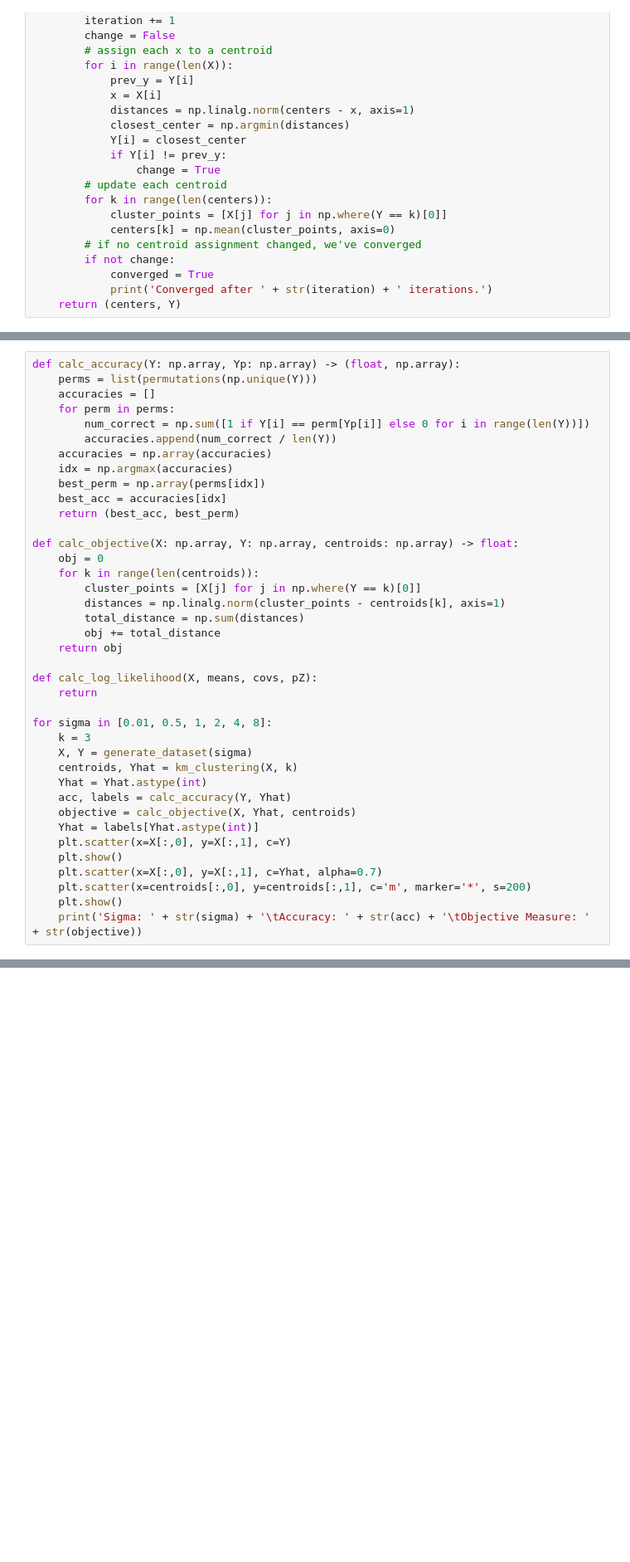
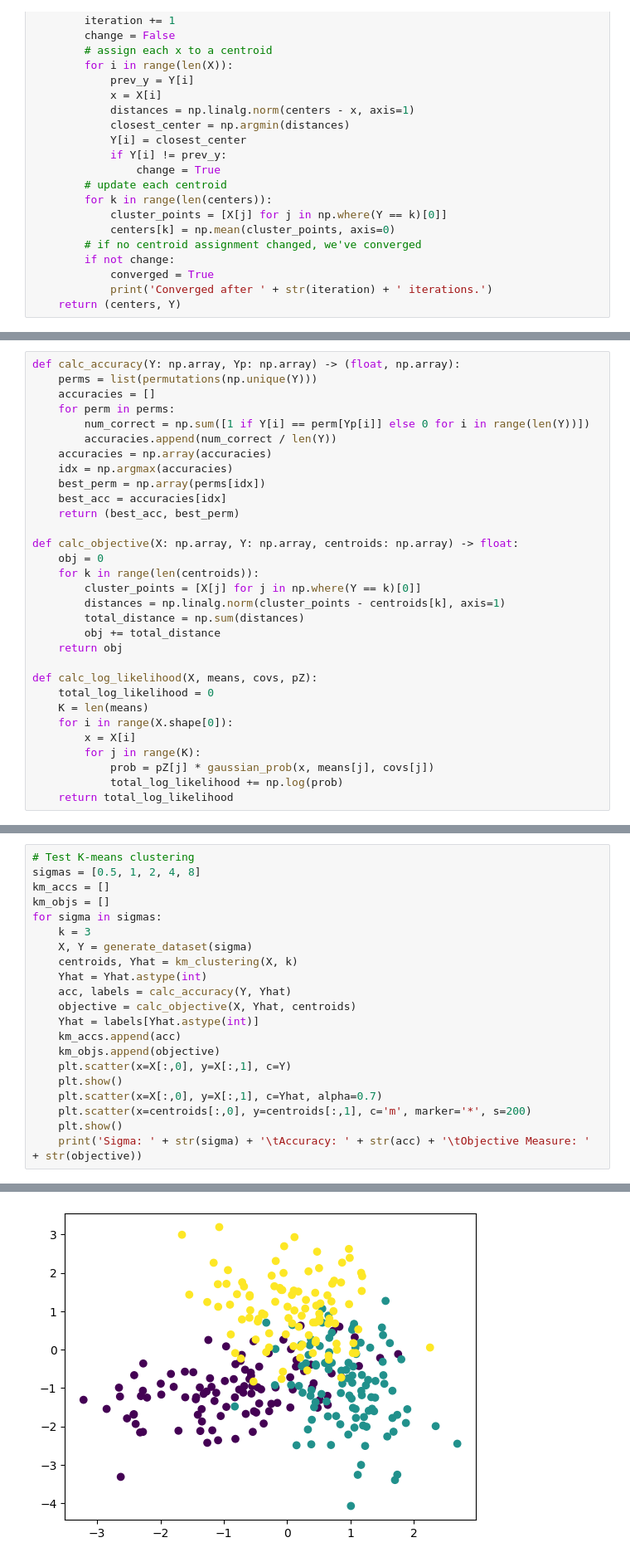
Before and after one commit to Nick-Boddy/CS760-HW5-Clustering-PCA, a Jupyter notebook: clustering.ipynb, the cells around one changed output, grey strips where cells are left out. Shown at 83% size. Cells and saved outputs as stored; diff of their text form; blank space fills up the shorter version.

Commit message:
finished code for part 1. Plots yet to be placed into latex.

```diff
--- a/clustering.ipynb
+++ b/clustering.ipynb
@@ -139,19 +115,11 @@ def calc_objective(X: np.array, Y: np.array, centroids: np.array) -> float:
     return obj
 
 def calc_log_likelihood(X, means, covs, pZ):
-    return
-
-for sigma in [0.01, 0.5, 1, 2, 4, 8]:
-    k = 3
-    X, Y = generate_dataset(sigma)
-    centroids, Yhat = km_clustering(X, k)
-    Yhat = Yhat.astype(int)
-    acc, labels = calc_accuracy(Y, Yhat)
-    objective = calc_objective(X, Yhat, centroids)
-    Yhat = labels[Yhat.astype(int)]
-    plt.scatter(x=X[:,0], y=X[:,1], c=Y)
-    plt.show()
-    plt.scatter(x=X[:,0], y=X[:,1], c=Yhat, alpha=0.7)
-    plt.scatter(x=centroids[:,0], y=centroids[:,1], c='m', marker='*', s=200)
-    plt.show()
-    print('Sigma: ' + str(sigma) + '\tAccuracy: ' + str(acc) + '\tObjective Measure: ' + str(objective))
+    total_log_likelihood = 0
+    K = len(means)
+    for i in range(X.shape[0]):
+        x = X[i]
+        for j in range(K):
+            prob = pZ[j] * gaussian_prob(x, means[j], covs[j])
+            total_log_likelihood += np.log(prob)
+    return total_log_likelihood
@@ -174,0 +126,22 @@ Converged after 8 iterations.
+# %%
+# Test K-means clustering
+sigmas = [0.5, 1, 2, 4, 8]
+km_accs = []
+km_objs = []
+for sigma in sigmas:
+    k = 3
+    X, Y = generate_dataset(sigma)
+    centroids, Yhat = km_clustering(X, k)
+    Yhat = Yhat.astype(int)
+    acc, labels = calc_accuracy(Y, Yhat)
+    objective = calc_objective(X, Yhat, centroids)
+    Yhat = labels[Yhat.astype(int)]
+    km_accs.append(acc)
+    km_objs.append(objective)
+    plt.scatter(x=X[:,0], y=X[:,1], c=Y)
+    plt.show()
+    plt.scatter(x=X[:,0], y=X[:,1], c=Yhat, alpha=0.7)
+    plt.scatter(x=centroids[:,0], y=centroids[:,1], c='m', marker='*', s=200)
+    plt.show()
+    print('Sigma: ' + str(sigma) + '\tAccuracy: ' + str(acc) + '\tObjective Measure: ' + str(objective))
+# %% [output]
@@ -174,0 +149 @@ Converged after 8 iterations.
+[figure, added]
```
Also changed, not shown: parts of 5 cells of this notebook.
